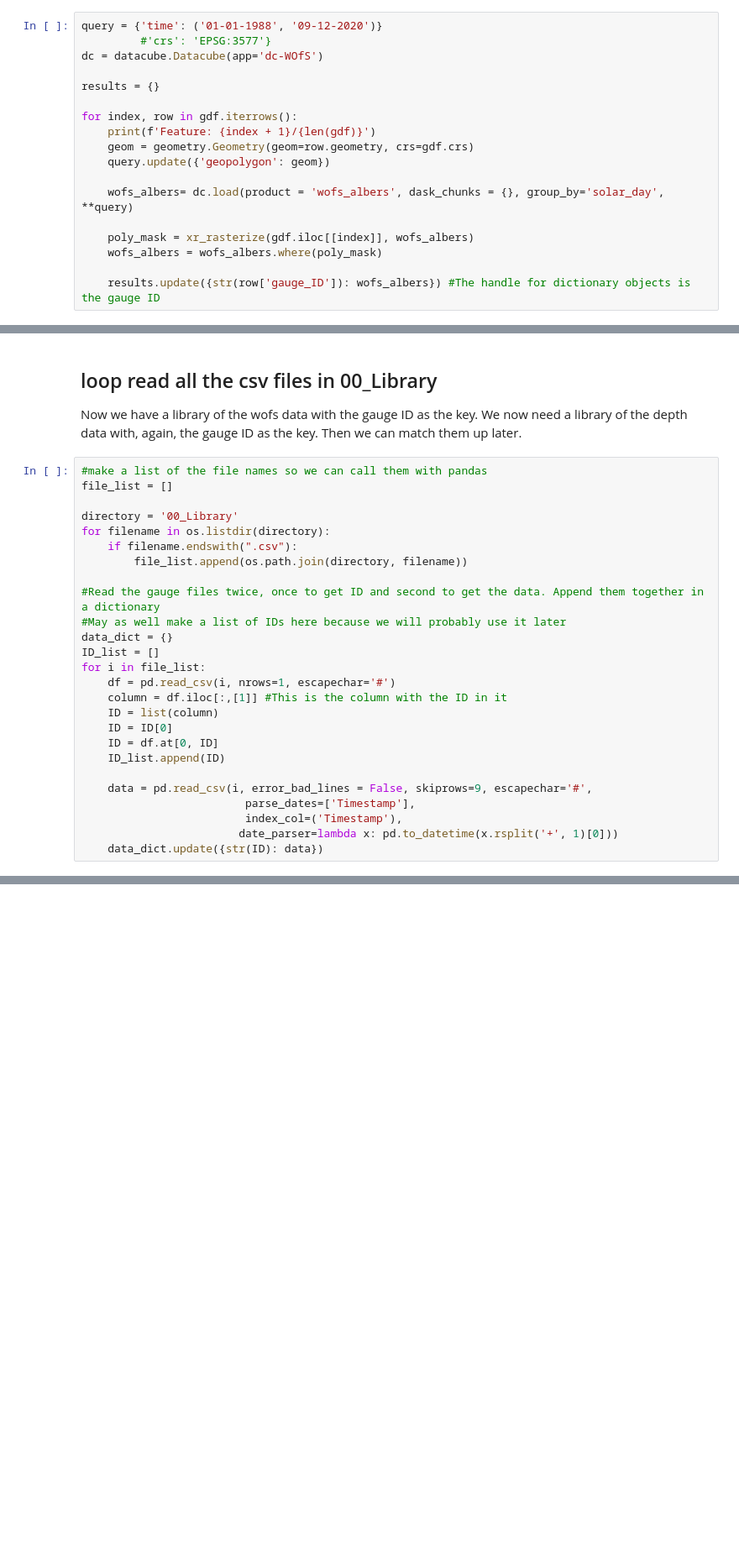
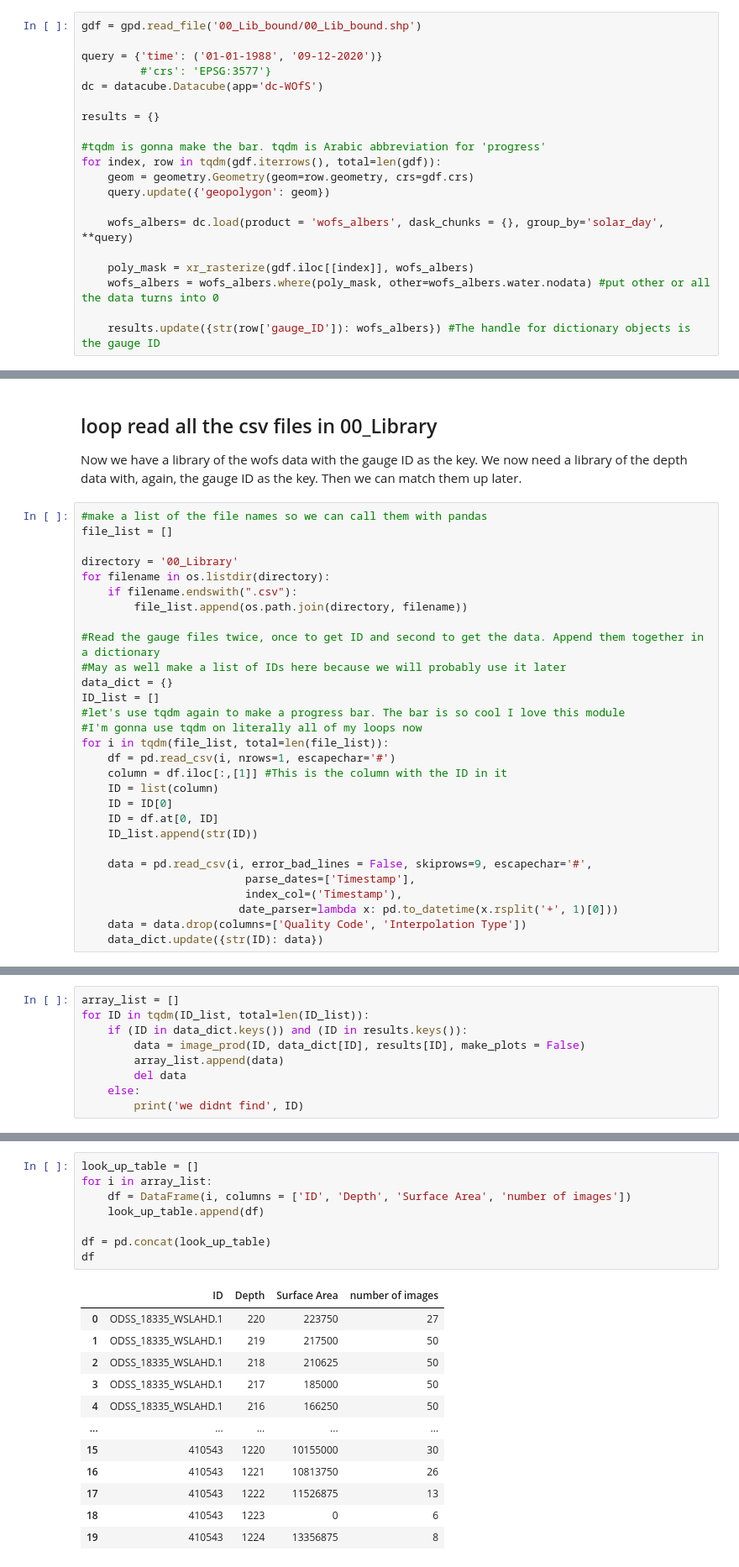
Before and after one commit to reservoirsproject/pilot, a Jupyter notebook: query_with_bounding_boxes.ipynb, the cells around one changed output, grey strips where cells are left out. Shown at 84% size. Cells and saved outputs as stored; diff of their text form; blank space fills up the shorter version.

```diff
--- a/query_with_bounding_boxes.ipynb
+++ b/query_with_bounding_boxes.ipynb
@@ -55,18 +36,20 @@ The following code blocks were copied from a DEA notebook called 'Open and run a
 # %%
+gdf = gpd.read_file('00_Lib_bound/00_Lib_bound.shp')
+
 query = {'time': ('01-01-1988', '09-12-2020')}
          #'crs': 'EPSG:3577'}
 dc = datacube.Datacube(app='dc-WOfS')
 
 results = {}
 
-for index, row in gdf.iterrows():
-    print(f'Feature: {index + 1}/{len(gdf)}')
+#tqdm is gonna make the bar. tqdm is Arabic abbreviation for 'progress'
+for index, row in tqdm(gdf.iterrows(), total=len(gdf)):
     geom = geometry.Geometry(geom=row.geometry, crs=gdf.crs)
     query.update({'geopolygon': geom})
 
     wofs_albers= dc.load(product = 'wofs_albers', dask_chunks = {}, group_by='solar_day', **query)
 
     poly_mask = xr_rasterize(gdf.iloc[[index]], wofs_albers)
-    wofs_albers = wofs_albers.where(poly_mask)
+    wofs_albers = wofs_albers.where(poly_mask, other=wofs_albers.water.nodata) #put other or all the data turns into 0
 
     results.update({str(row['gauge_ID']): wofs_albers}) #The handle for dictionary objects is the gauge ID
@@ -104,16 +69,19 @@ for filename in os.listdir(directory):
 #May as well make a list of IDs here because we will probably use it later
 data_dict = {}
 ID_list = []
-for i in file_list:
+#let's use tqdm again to make a progress bar. The bar is so cool I love this module
+#I'm gonna use tqdm on literally all of my loops now
+for i in tqdm(file_list, total=len(file_list)):
     df = pd.read_csv(i, nrows=1, escapechar='#')
     column = df.iloc[:,[1]] #This is the column with the ID in it
     ID = list(column)
     ID = ID[0]
     ID = df.at[0, ID]
-    ID_list.append(ID)
+    ID_list.append(str(ID))
 
     data = pd.read_csv(i, error_bad_lines = False, skiprows=9, escapechar='#',
                          parse_dates=['Timestamp'],
                          index_col=('Timestamp'),
                         date_parser=lambda x: pd.to_datetime(x.rsplit('+', 1)[0]))
+    data = data.drop(columns=['Quality Code', 'Interpolation Type'])
     data_dict.update({str(ID): data})
@@ -159,0 +159,9 @@ We have a library of wofs data and a library of gauge data. In both cases, the k
+# %%
+array_list = []
+for ID in tqdm(ID_list, total=len(ID_list)):
+    if (ID in data_dict.keys()) and (ID in results.keys()):
+        data = image_prod(ID, data_dict[ID], results[ID], make_plots = False)
+        array_list.append(data)
+        del data
+    else:
+        print('we didnt find', ID)
@@ -159,0 +188,21 @@ We have a library of wofs data and a library of gauge data. In both cases, the k
+# %%
+look_up_table = []
+for i in array_list:
+    df = DataFrame(i, columns = ['ID', 'Depth', 'Surface Area', 'number of images'])
+    look_up_table.append(df)
+
+df = pd.concat(look_up_table)
+df
+# %% [output]
+|  | ID | Depth | Surface Area | number of images |
+| 0 | ODSS_18335_WSLAHD.1 | 220 | 223750 | 27 |
+| 1 | ODSS_18335_WSLAHD.1 | 219 | 217500 | 50 |
+| 2 | ODSS_18335_WSLAHD.1 | 218 | 210625 | 50 |
+| 3 | ODSS_18335_WSLAHD.1 | 217 | 185000 | 50 |
+| 4 | ODSS_18335_WSLAHD.1 | 216 | 166250 | 50 |
+| ... | ... | ... | ... | ... |
+| 15 | 410543 | 1220 | 10155000 | 30 |
+| 16 | 410543 | 1221 | 10813750 | 26 |
+| 17 | 410543 | 1222 | 11526875 | 13 |
+| 18 | 410543 | 1223 | 0 | 6 |
+| 19 | 410543 | 1224 | 13356875 | 8 |
```
Also changed, not shown: parts of 17 cells of this notebook.
